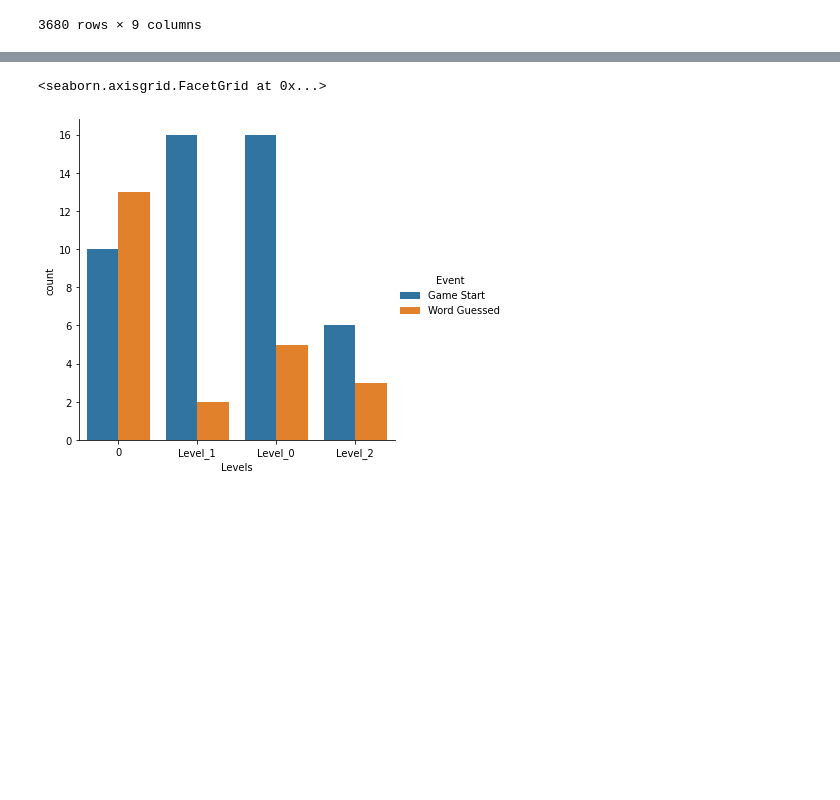
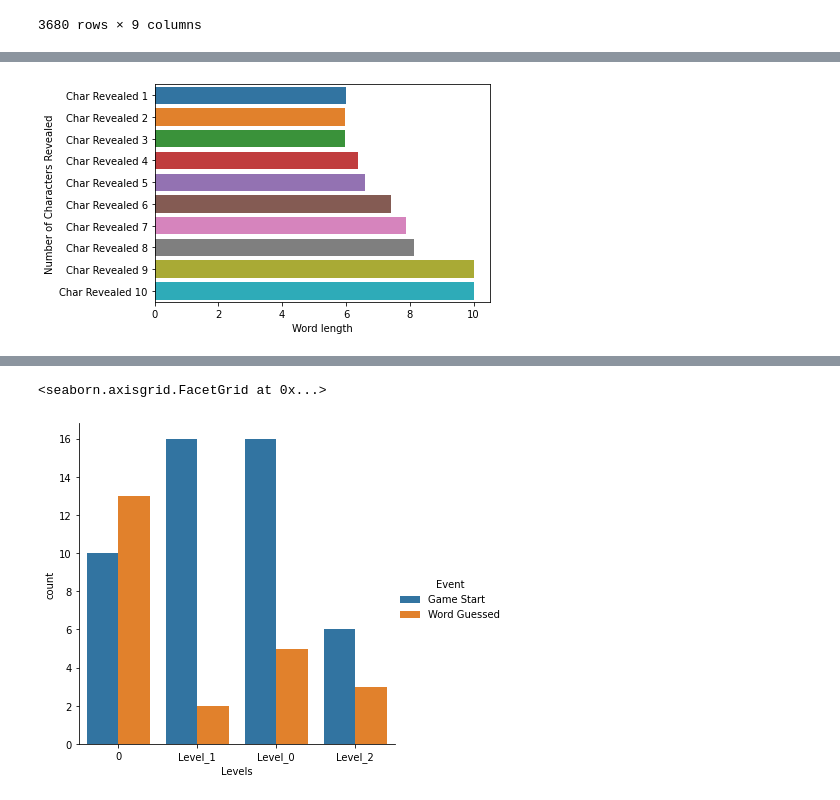
Before and after one commit to karvis9/CSCI526_Annex, a Jupyter notebook: analyticsgraph/webGLdataGraph1.ipynb, the cells around one changed output, grey strips where cells are left out. Saved outputs shown, nothing was run; the diff lists cells and outputs as text; code cells hidden in the pictures; blank space fills up the shorter version.

```diff
--- a/analyticsgraph/webGLdataGraph1.ipynb
+++ b/analyticsgraph/webGLdataGraph1.ipynb
@@ -397,0 +406,7 @@ dataA
+# %%
+sns.barplot(x="Word Length",y="Event",data=dataA,ci=None)
+plt.ylabel("Number of Characters Revealed")
+plt.xlabel("Word length")
+plt.show()
+# %% [output]
+[figure, added]
```
Also changed, not shown: parts of 15 cells of this notebook.
